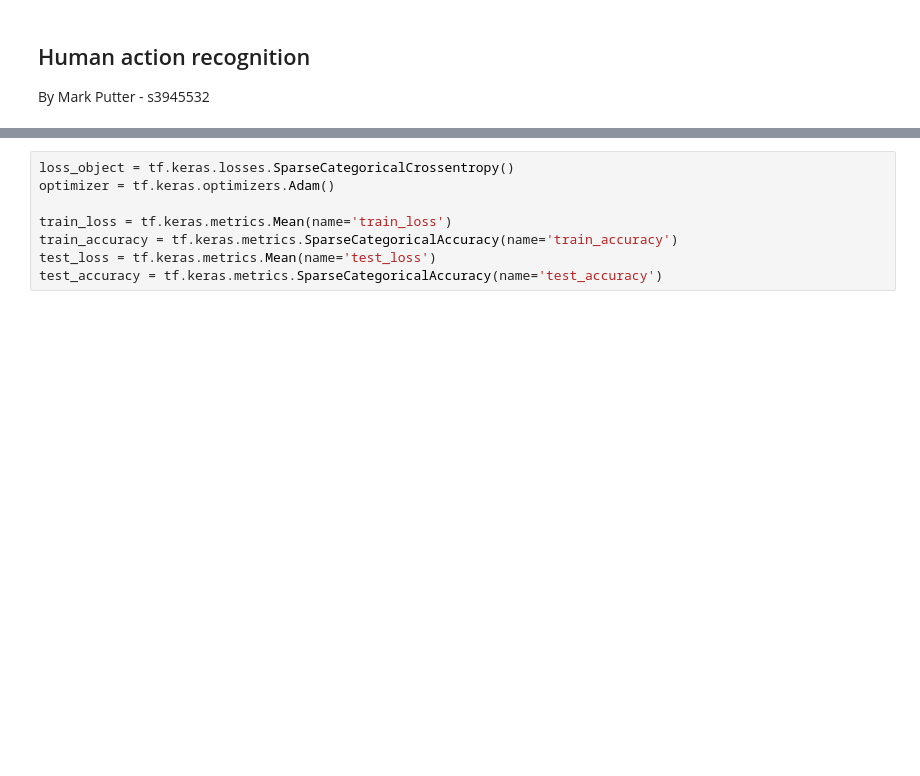
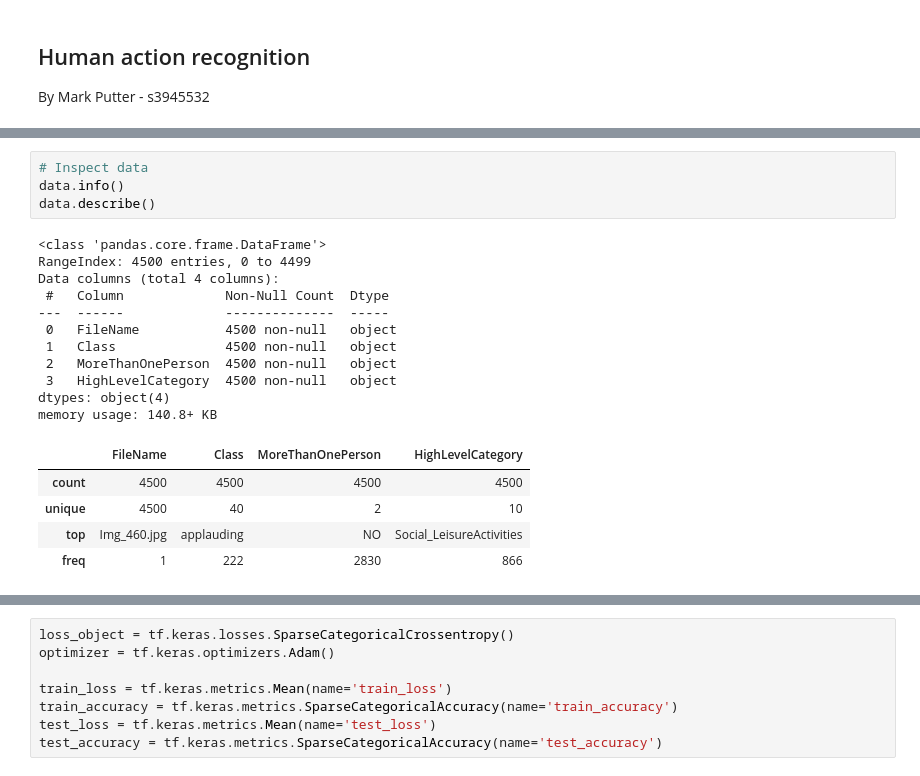
Before and after one commit to Mark-Putter/DL_A1, a Jupyter notebook: assignment1.ipynb, the cells around one changed output, grey strips where cells are left out. Drawn from its saved outputs; the diff is of its cells as text; blank space fills up the shorter version.

```diff
--- a/assignment1.ipynb
+++ b/assignment1.ipynb
@@ -58,0 +19,21 @@ for image, label in fmnist_train.take(3):  # example is (image, label)
+# %%
+# Inspect data
+data.info()
+data.describe()
+# %% [output]
+<class 'pandas.core.frame.DataFrame'>
+RangeIndex: 4500 entries, 0 to 4499
+Data columns (total 4 columns):
+ #   Column             Non-Null Count  Dtype
+---  ------             --------------  -----
+ 0   FileName           4500 non-null   object
+ 1   Class              4500 non-null   object
+ 2   MoreThanOnePerson  4500 non-null   object
+ 3   HighLevelCategory  4500 non-null   object
+dtypes: object(4)
+memory usage: 140.8+ KB
+|  | FileName | Class | MoreThanOnePerson | HighLevelCategory |
+| count | 4500 | 4500 | 4500 | 4500 |
+| unique | 4500 | 40 | 2 | 10 |
+| top | Img_460.jpg | applauding | NO | Social_LeisureActivities |
+| freq | 1 | 222 | 2830 | 866 |
```
Also changed, not shown: parts of 18 cells of this notebook.
